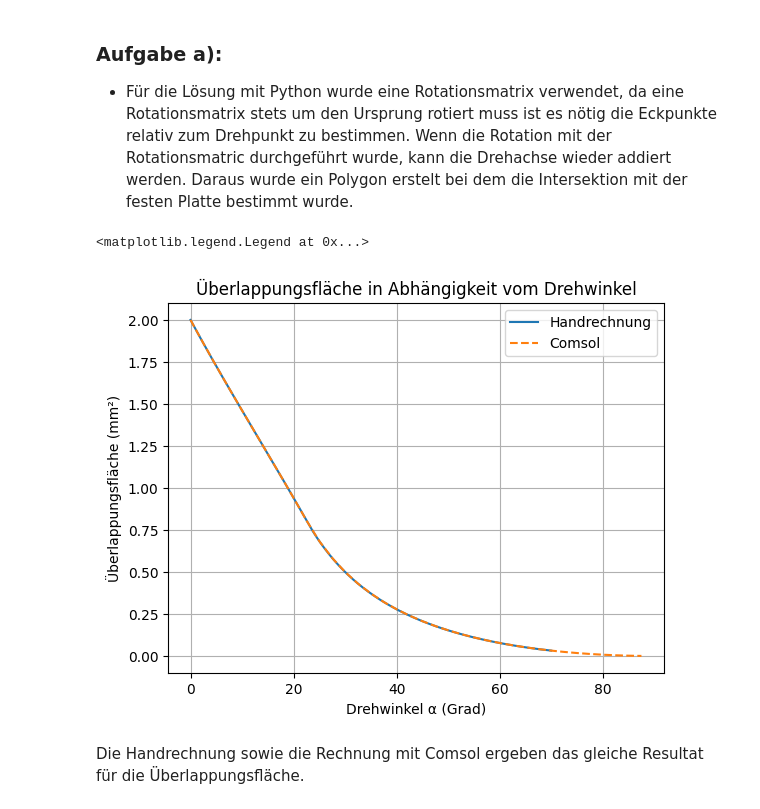
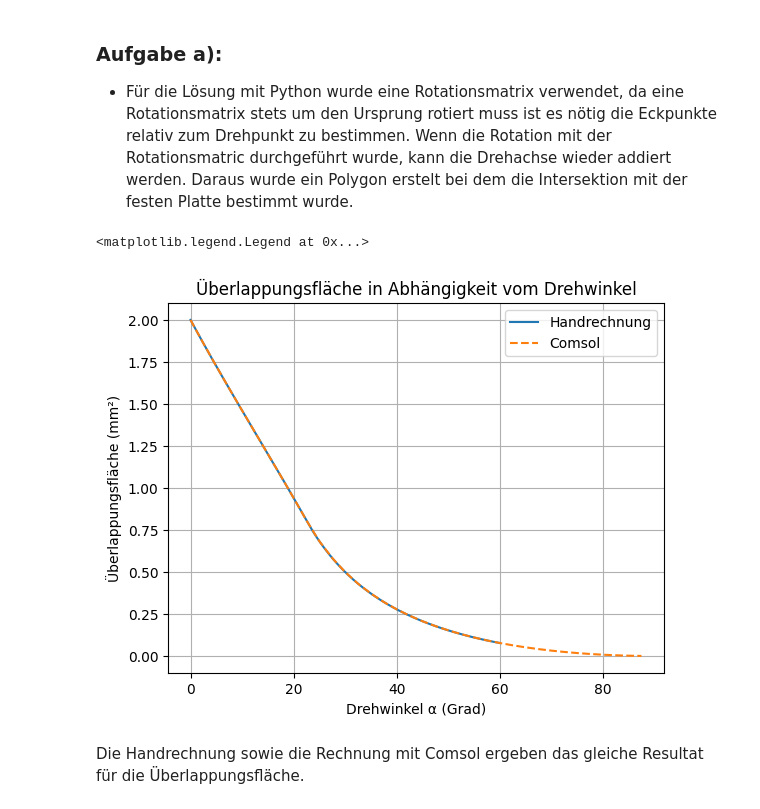
Before and after one commit to HansPeter21/COP_Elektrostatik, a Jupyter notebook: Projekt_ES_Albertin_Schegg.ipynb, the cells around one changed output. Drawn from its saved outputs; the diff is of its cells as text; code cells hidden in the pictures.

```diff
--- a/Projekt_ES_Albertin_Schegg.ipynb
+++ b/Projekt_ES_Albertin_Schegg.ipynb
@@ -40,35 +40,35 @@ def rotiere_platte(alpha, drehachse=(-0.5, 0.5)):
             [np.sin(alpha_rad), np.cos(alpha_rad)],
         ]
     )
 
     # Drehung der Ecken
     ecken_rotiert = np.dot(ecken, R.T) + drehachse # R.T wegen der Form der ecken-Matrix
     return Polygon(ecken_rotiert)
 
 
 # Winkelbereich definieren
-winkel_alpha = np.linspace(0, 70,1000)
+winkel_alpha = np.linspace(0, 60,1000)
 ueberlappungsflaechen = []
 
 # Überlappungsflächen berechnen
 for alpha in winkel_alpha:
     dreh_platte = rotiere_platte(alpha)
     schnitt = feste_platte.intersection(dreh_platte)
     ueberlappungsflaechen.append(schnitt.area)
 
 Ac = pd.read_csv("./Daten/Flächenvergleich.csv")
 
 # Ergebnisse plotten
 plt.plot(winkel_alpha, ueberlappungsflaechen, label="Handrechnung")
 plt.plot(Ac["alpha (deg)"], 10**6*Ac["1 (m^2)"], linestyle= "--",label= "Comsol")
 plt.xlabel("Drehwinkel α (Grad)")
 plt.ylabel("Überlappungsfläche (mm²)")
 plt.title("Überlappungsfläche in Abhängigkeit vom Drehwinkel")
 plt.grid()
 plt.legend()
 # %% [output]
 <matplotlib.legend.Legend at 0x...>
-[figure, old version]
+[figure, new version]
 # %% [markdown]
 Die Handrechnung sowie die Rechnung mit Comsol ergeben das gleiche Resultat für die Überlappungsfläche.
 # %% [markdown]
```
Also changed, not shown: parts of 11 cells of this notebook, 1 other file.
